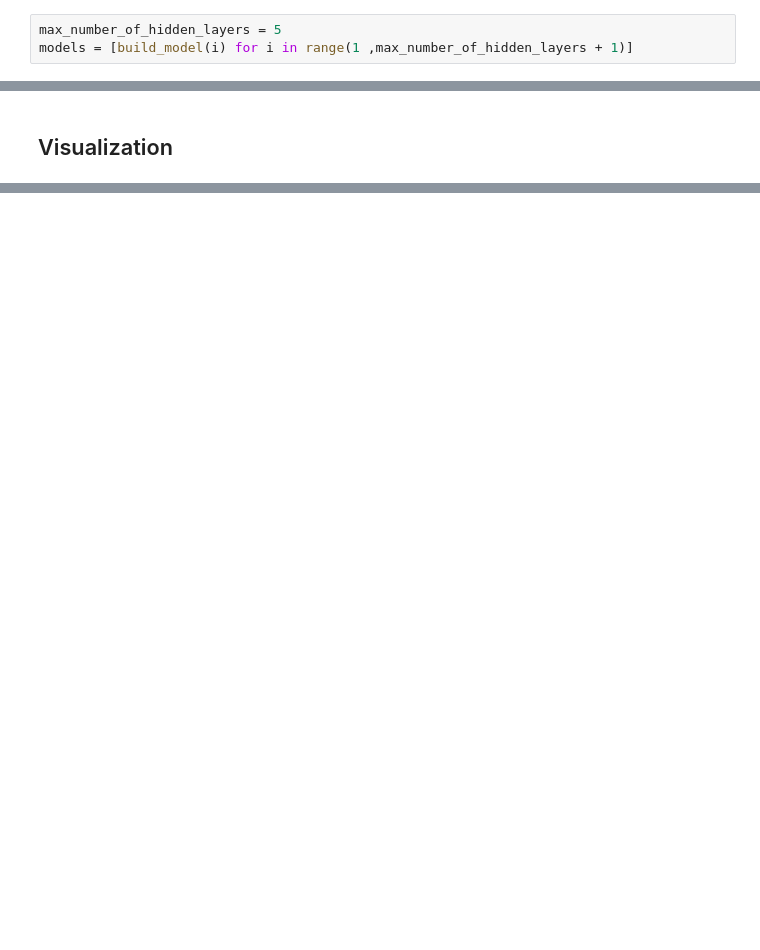
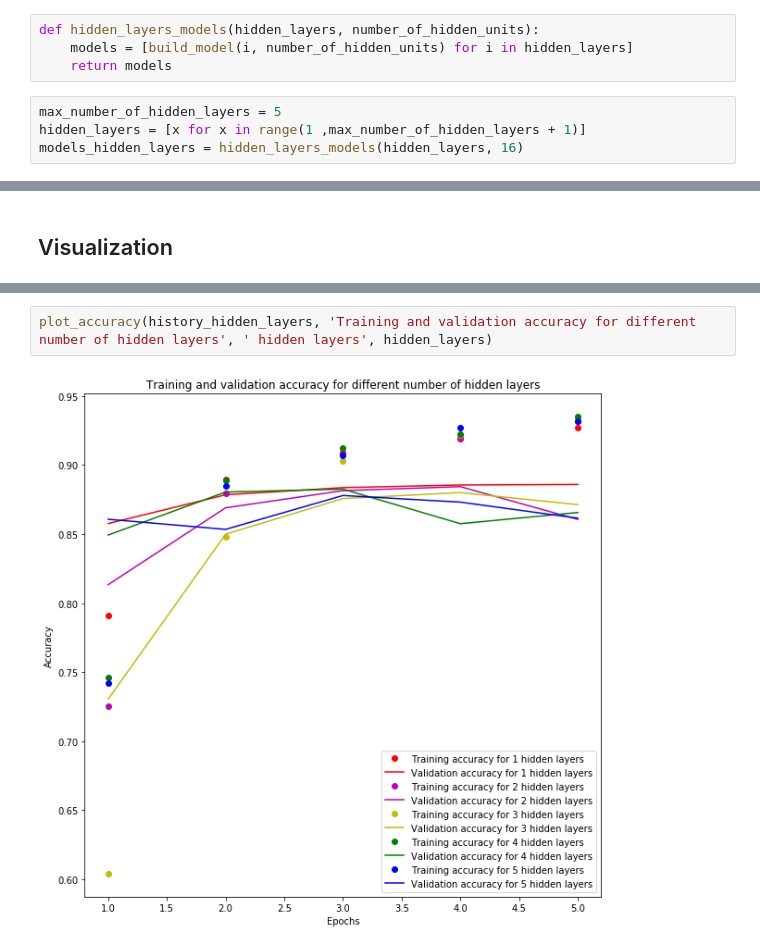
Before and after one commit to felixjohanlehmann/Learning_keras, a Jupyter notebook: Keras_imdb_binary_classification_example.ipynb, the cells around one changed output, grey strips where cells are left out. Drawn from its saved outputs; the diff is of its cells as text; blank space fills up the shorter version.

```diff
--- a/Keras_imdb_binary_classification_example.ipynb
+++ b/Keras_imdb_binary_classification_example.ipynb
@@ -45,3 +50,8 @@ def build_model(number_of_hidden_layers):
+# %%
+def hidden_layers_models(hidden_layers, number_of_hidden_units):
+    models = [build_model(i, number_of_hidden_units) for i in hidden_layers]
+    return models
 # %%
 max_number_of_hidden_layers = 5
-models = [build_model(i) for i in range(1 ,max_number_of_hidden_layers + 1)]
+hidden_layers = [x for x in range(1 ,max_number_of_hidden_layers + 1)]
+models_hidden_layers = hidden_layers_models(hidden_layers, 16)
@@ -105,0 +144,4 @@ plt.show()
+# %%
+plot_accuracy(history_hidden_layers, 'Training and validation accuracy for different number of hidden layers', ' hidden layers', hidden_layers)
+# %% [output]
+[figure, added]
```
Also changed, not shown: parts of 15 cells of this notebook.
